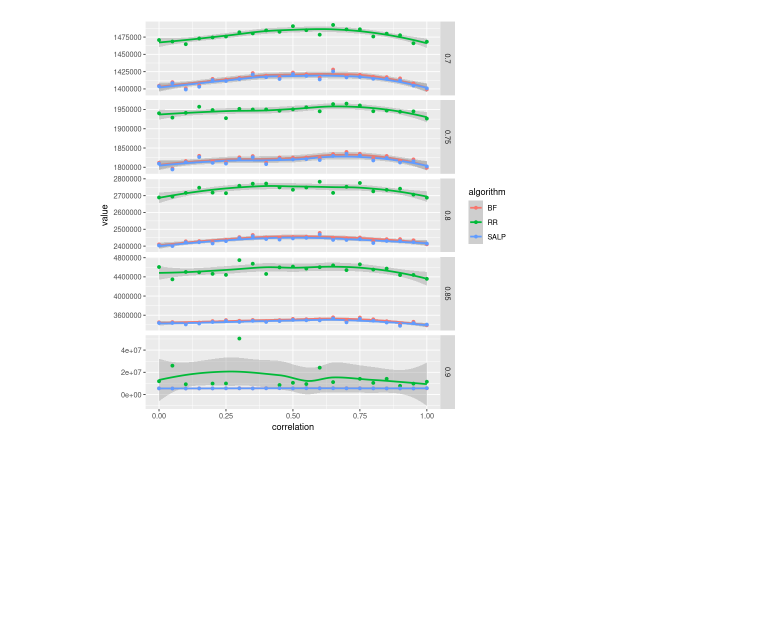
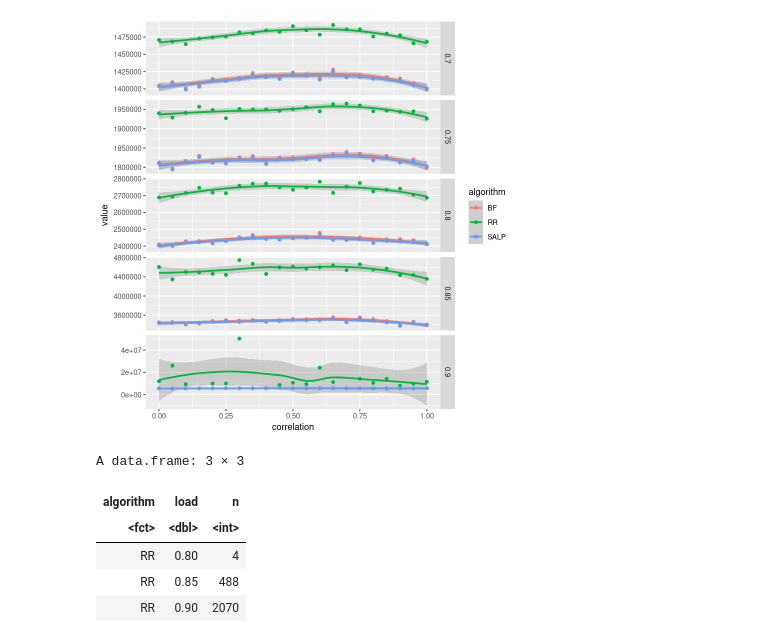
Before and after one commit to szkudlarekdamian/kosharda, a Jupyter notebook: plots.ipynb, the cells around one changed output. Drawn from its saved outputs; the diff is of its cells as text; code cells hidden in the pictures; blank space fills up the shorter version.

```diff
--- a/plots.ipynb
+++ b/plots.ipynb
@@ -39,3 +39,12 @@ plt
 
 `geom_smooth()` using method = 'loess' and formula 'y ~ x'
 [figure]
+# %%
+df %>% filter(value==-1) %>% count(algorithm, load)
+# %% [output]
+A data.frame: 3 × 3
+| algorithm | load | n |
+| <fct> | <dbl> | <int> |
+| RR | 0.80 | 4 |
+| RR | 0.85 | 488 |
+| RR | 0.90 | 2070 |
```
Also changed, not shown: parts of 1 cell of this notebook.
